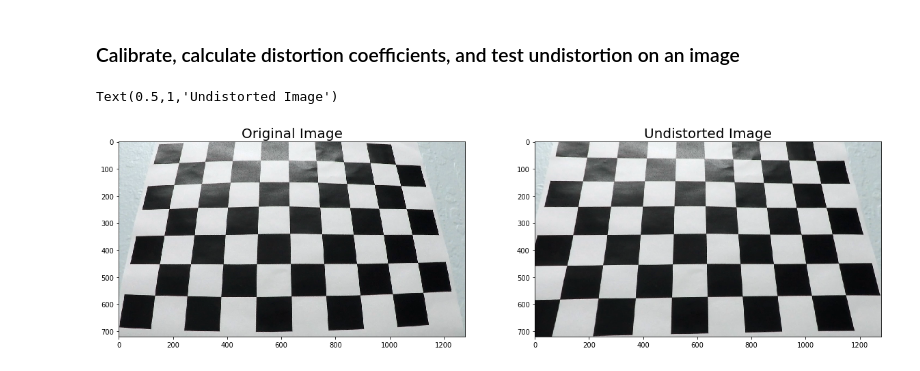
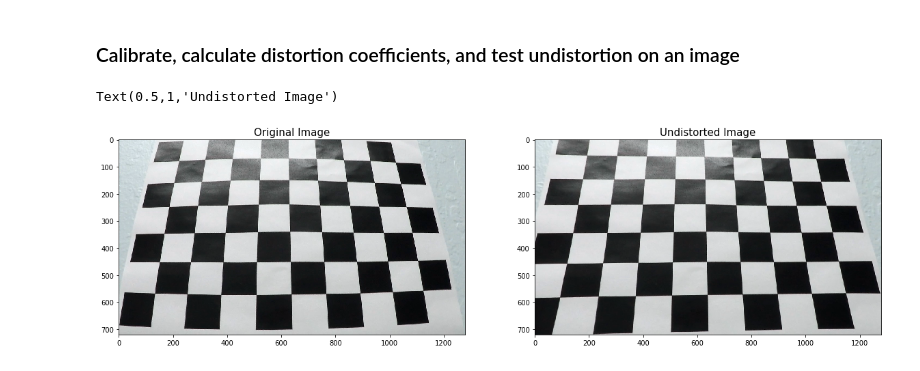
Before and after one commit to SebastianDrynda/CarND-Advanced-Lane-Lines-P4, a Jupyter notebook: 01_Camera_Calibration.ipynb, the cells around one changed output. Drawn from its saved outputs; the diff is of its cells as text; code cells hidden in the pictures.

Commit message:
Camera Calibration

```diff
--- a/01_Camera_Calibration.ipynb
+++ b/01_Camera_Calibration.ipynb
@@ -81,28 +81,28 @@ Text(0.5,1,'With detected chessboard points Image')
 # %%
 # Do camera calibration given object points and image points
 img_size = (original_image.shape[1], original_image.shape[0])
 
 ret, mtx, dist, rvecs, tvecs = cv2.calibrateCamera(objpoints, imgpoints, img_size, None, None)
 dst = cv2.undistort(original_image, mtx, dist, None, mtx)
 
-cv2.imwrite('output_images/test_dist_image.jpg', original_image)
-cv2.imwrite('output_images/test_undist_image.jpg', dst)
+cv2.imwrite('output_images/01_camera_calibration_dist_image.jpg', original_image)
+cv2.imwrite('output_images/01_camera_calibration_undist_image.jpg', dst)
 
 # print(mtx)
 # print(dist)
 
 # Save the camera calibration result for later use
 dist_pickle = {}
 dist_pickle["mtx"] = mtx
 dist_pickle["dist"] = dist
 pickle.dump(dist_pickle, open("camera_cal/camera_calibration.p", "wb"))
 
 # Visualize undistortion
 f, (ax1, ax2) = plt.subplots(1, 2, figsize=(20,10))
 ax1.imshow(original_image)
-ax1.set_title('Original Image', fontsize=20)
+ax1.set_title('Original Image', fontsize=15)
 ax2.imshow(dst)
-ax2.set_title('Undistorted Image', fontsize=20)
+ax2.set_title('Undistorted Image', fontsize=15)
 # %% [output]
 Text(0.5,1,'Undistorted Image')
-[figure, old version]
+[figure, new version]
```
Also changed, not shown: parts of 2 cells of this notebook, 7 other files.
